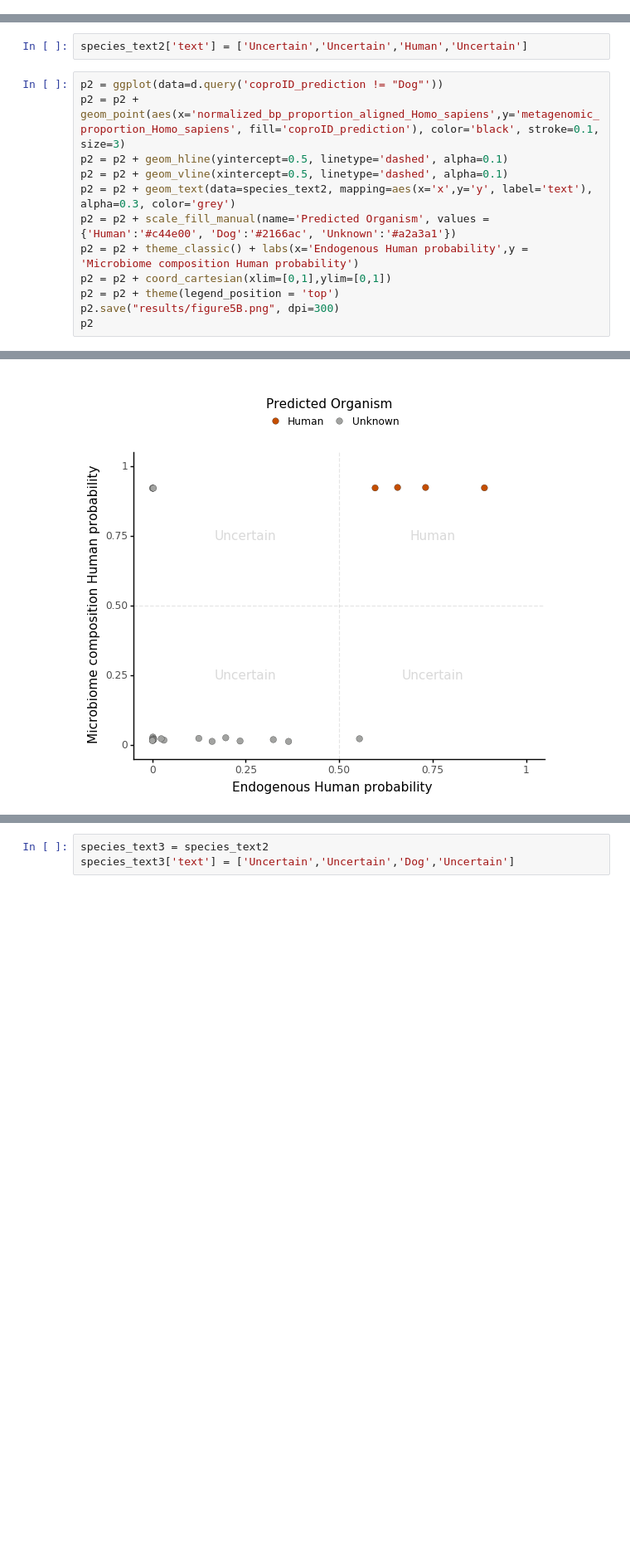
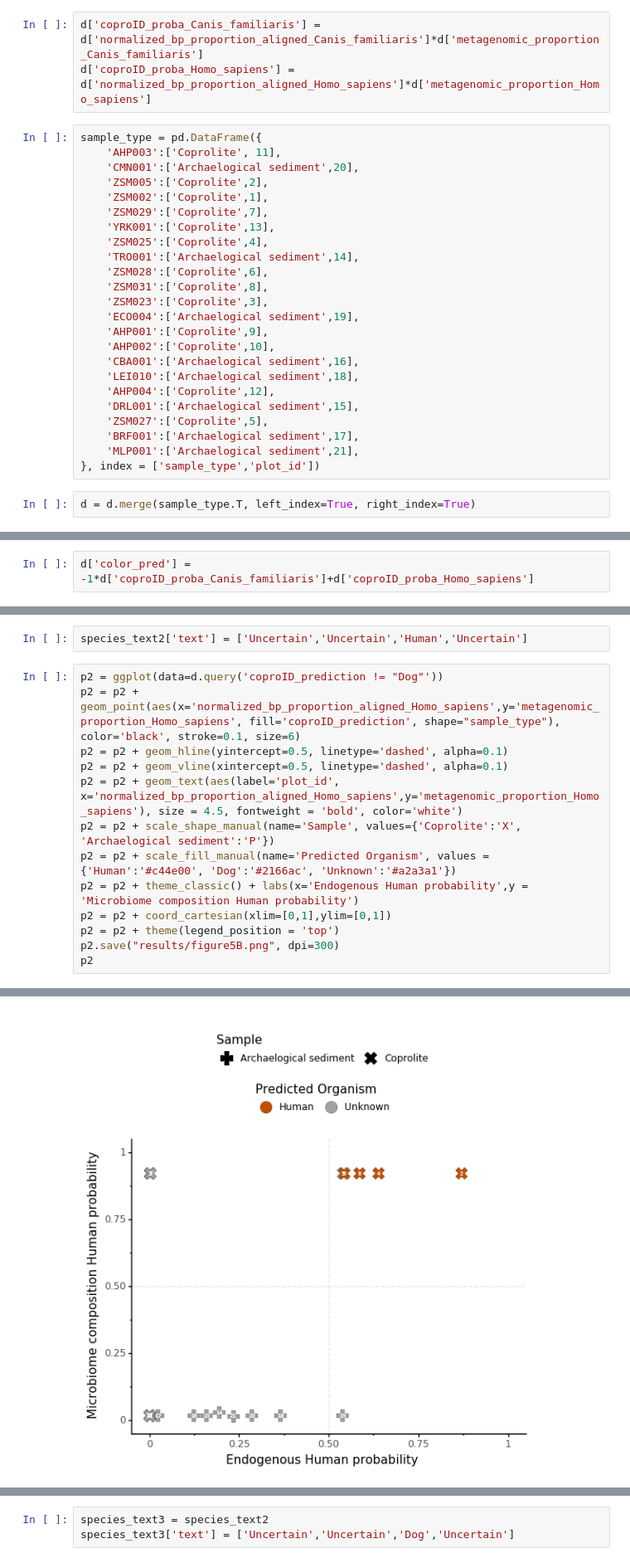
Before and after one commit to maxibor/coproid-article, a Jupyter notebook: figures/figure5/figure5.ipynb, the cells around one changed output, grey strips where cells are left out. Shown at 83% size. Drawn from its saved outputs; the diff is of its cells as text; blank space fills up the shorter version.

```diff
--- a/figures/figure5/figure5.ipynb
+++ b/figures/figure5/figure5.ipynb
@@ -9,0 +17,29 @@ d = pd.read_csv("../../data/coproID_result.csv", index_col=0)
+# %%
+d['coproID_proba_Canis_familiaris'] = d['normalized_bp_proportion_aligned_Canis_familiaris']*d['metagenomic_proportion_Canis_familiaris']
+d['coproID_proba_Homo_sapiens'] = d['normalized_bp_proportion_aligned_Homo_sapiens']*d['metagenomic_proportion_Homo_sapiens']
+# %%
+sample_type = pd.DataFrame({
+    'AHP003':['Coprolite', 11],
+    'CMN001':['Archaelogical sediment',20],
+    'ZSM005':['Coprolite',2],
+    'ZSM002':['Coprolite',1],
+    'ZSM029':['Coprolite',7],
+    'YRK001':['Coprolite',13],
+    'ZSM025':['Coprolite',4],
+    'TRO001':['Archaelogical sediment',14],
+    'ZSM028':['Coprolite',6],
+    'ZSM031':['Coprolite',8],
+    'ZSM023':['Coprolite',3],
+    'ECO004':['Archaelogical sediment',19],
+    'AHP001':['Coprolite',9],
+    'AHP002':['Coprolite',10],
+    'CBA001':['Archaelogical sediment',16],
+    'LEI010':['Archaelogical sediment',18],
+    'AHP004':['Coprolite',12],
+    'DRL001':['Archaelogical sediment',15],
+    'ZSM027':['Coprolite',5],
+    'BRF001':['Archaelogical sediment',17],
+    'MLP001':['Archaelogical sediment',21],
+}, index = ['sample_type','plot_id'])
+# %%
+d = d.merge(sample_type.T, left_index=True, right_index=True)
@@ -126,5 +180,7 @@ species_text = pd.DataFrame()
 species_text['x'] = [0.25, 0.75, 0.75, 0.25]
 species_text['y'] = [0.25, 0.25, 0.75, 0.75]
 species_text['text'] = ['Unknown', 'Dog', 'Unknown', 'Human']
+# %%
+d['color_pred'] = -1*d['coproID_proba_Canis_familiaris']+d['coproID_proba_Homo_sapiens']
 # %%
 p = ggplot(d, aes(x = 'coproID_proba_Canis_familiaris',y = 'coproID_proba_Homo_sapiens', label='grepel_name'))
@@ -155,10 +218,11 @@ species_text2 = species_text
 species_text2['text'] = ['Uncertain','Uncertain','Human','Uncertain']
 # %%
 p2 = ggplot(data=d.query('coproID_prediction != "Dog"'))
-p2 = p2 + geom_point(aes(x='normalized_bp_proportion_aligned_Homo_sapiens',y='metagenomic_proportion_Homo_sapiens', fill='coproID_prediction'), color='black', stroke=0.1, size=3)
+p2 = p2 + geom_point(aes(x='normalized_bp_proportion_aligned_Homo_sapiens',y='metagenomic_proportion_Homo_sapiens', fill='coproID_prediction', shape="sample_type"), color='black', stroke=0.1, size=6)
 p2 = p2 + geom_hline(yintercept=0.5, linetype='dashed', alpha=0.1)
 p2 = p2 + geom_vline(xintercept=0.5, linetype='dashed', alpha=0.1)
-p2 = p2 + geom_text(data=species_text2, mapping=aes(x='x',y='y', label='text'), alpha=0.3, color='grey')
+p2 = p2 + geom_text(aes(label='plot_id', x='normalized_bp_proportion_aligned_Homo_sapiens',y='metagenomic_proportion_Homo_sapiens'), size = 4.5, fontweight = 'bold', color='white')
+p2 = p2 + scale_shape_manual(name='Sample', values={'Coprolite':'X', 'Archaelogical sediment':'P'})
 p2 = p2 + scale_fill_manual(name='Predicted Organism', values = {'Human':'#c44e00', 'Dog':'#2166ac', 'Unknown':'#a2a3a1'})
 p2 = p2 + theme_classic() + labs(x='Endogenous Human probability',y = 'Microbiome composition Human probability')
 p2 = p2 + coord_cartesian(xlim=[0,1],ylim=[0,1])
@@ -169 +235 @@ p2
-[figure, old version]
+[figure, new version]
```
Also changed, not shown: parts of 13 cells of this notebook, 15 other files.
